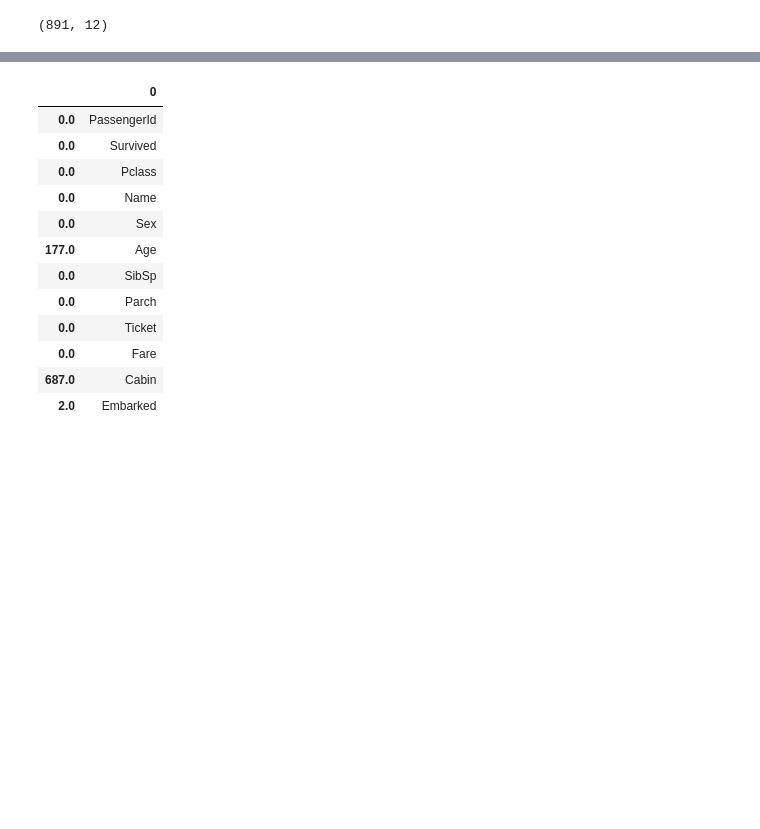
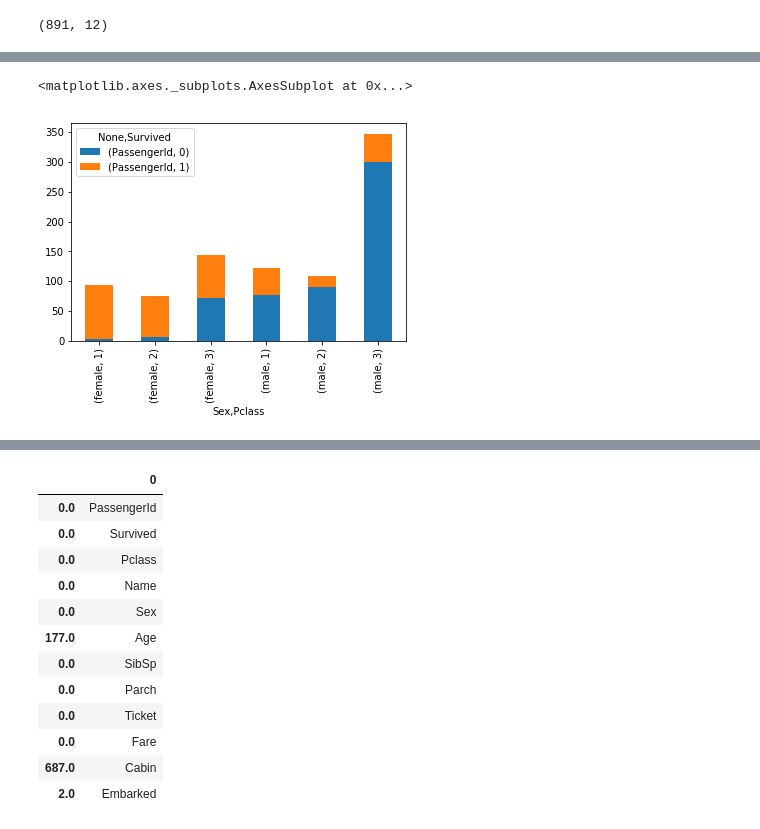
Before and after one commit to rymlaabiyad/ML_titanic, a Jupyter notebook: ML_Titanic.ipynb, the cells around one changed output, grey strips where cells are left out. Cells and saved outputs as stored; diff of their text form; code cells hidden in the pictures; blank space fills up the shorter version.

```diff
--- a/ML_Titanic.ipynb
+++ b/ML_Titanic.ipynb
@@ -22,0 +46,7 @@ data.head()
+# %%
+data[['PassengerId','Survived','Sex','Pclass']].groupby(['Sex', 'Pclass', 'Survived']).count().unstack().plot(kind='bar', stacked=True)
+
+#Class does seem to affect the survival rate
+# %% [output]
+<matplotlib.axes._subplots.AxesSubplot at 0x...>
+[figure, added]
```
Also changed, not shown: parts of 23 cells of this notebook.
